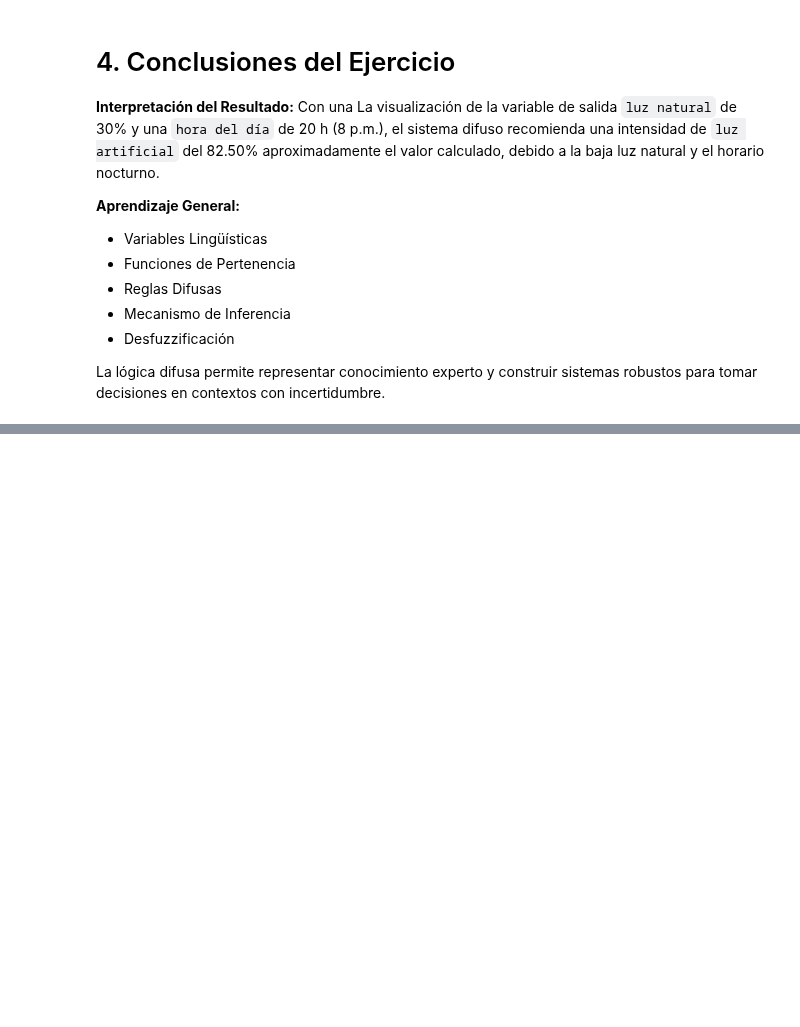
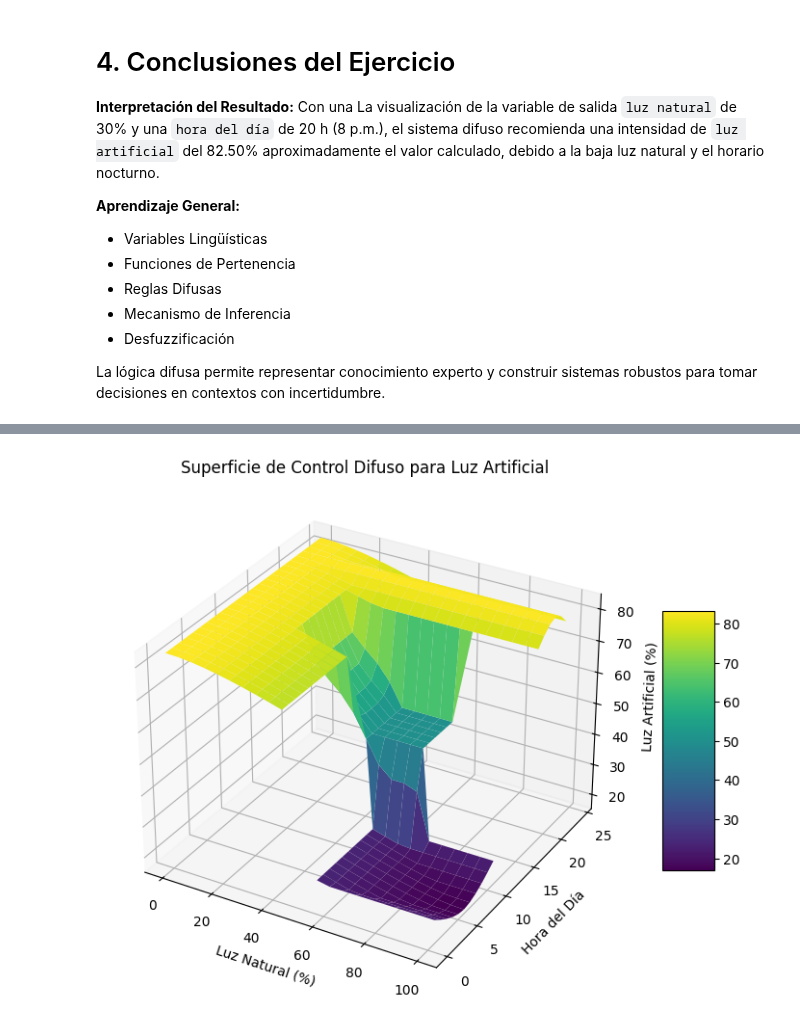
Before and after one commit to palberth/Modelos_y_Metodos_de_Sistemas_Inteligentes, a Jupyter notebook: Sistema_Control_Difuso_Iluminacion.ipynb, the cells around one changed output, grey strips where cells are left out. Saved outputs shown, nothing was run; the diff lists cells and outputs as text; code cells hidden in the pictures; blank space fills up the shorter version.

```diff
--- a/Sistema_Control_Difuso_Iluminacion.ipynb
+++ b/Sistema_Control_Difuso_Iluminacion.ipynb
@@ -186,0 +193,34 @@ La lógica difusa permite representar conocimiento experto y construir sistemas
+# %%
+from mpl_toolkits.mplot3d import Axes3D
+
+# Crear una malla de valores para las entradas
+x_luz = np.arange(0, 101, 5)
+y_hora = np.arange(0, 25, 1)
+x, y = np.meshgrid(x_luz, y_hora)
+z = np.zeros_like(x, dtype=float)
+
+# Evaluar el sistema difuso para cada combinación de entradas
+for i in range(len(x_luz)):
+    for j in range(len(y_hora)):
+        simulador.input['luz_natural'] = x[j, i]
+        simulador.input['hora_dia'] = y[j, i]
+        try:
+            simulador.compute()
+            z[j, i] = simulador.output['luz_artificial']
+        except:
+            z[j, i] = np.nan  # En caso de error, colocar NaN
+
+# Graficar la superficie
+fig = plt.figure(figsize=(10, 7))
+ax = fig.add_subplot(111, projection='3d')
+surf = ax.plot_surface(x, y, z, cmap='viridis', linewidth=0.5, antialiased=True)
+
+# Etiquetas y título
+ax.set_xlabel('Luz Natural (%)')
+ax.set_ylabel('Hora del Día')
+ax.set_zlabel('Luz Artificial (%)')
+ax.set_title('Superficie de Control Difuso para Luz Artificial')
+fig.colorbar(surf, ax=ax, shrink=0.5, aspect=5)
+plt.show()
+# %% [output]
+[figure, added]
```
Also changed, not shown: parts of 2 cells of this notebook.
